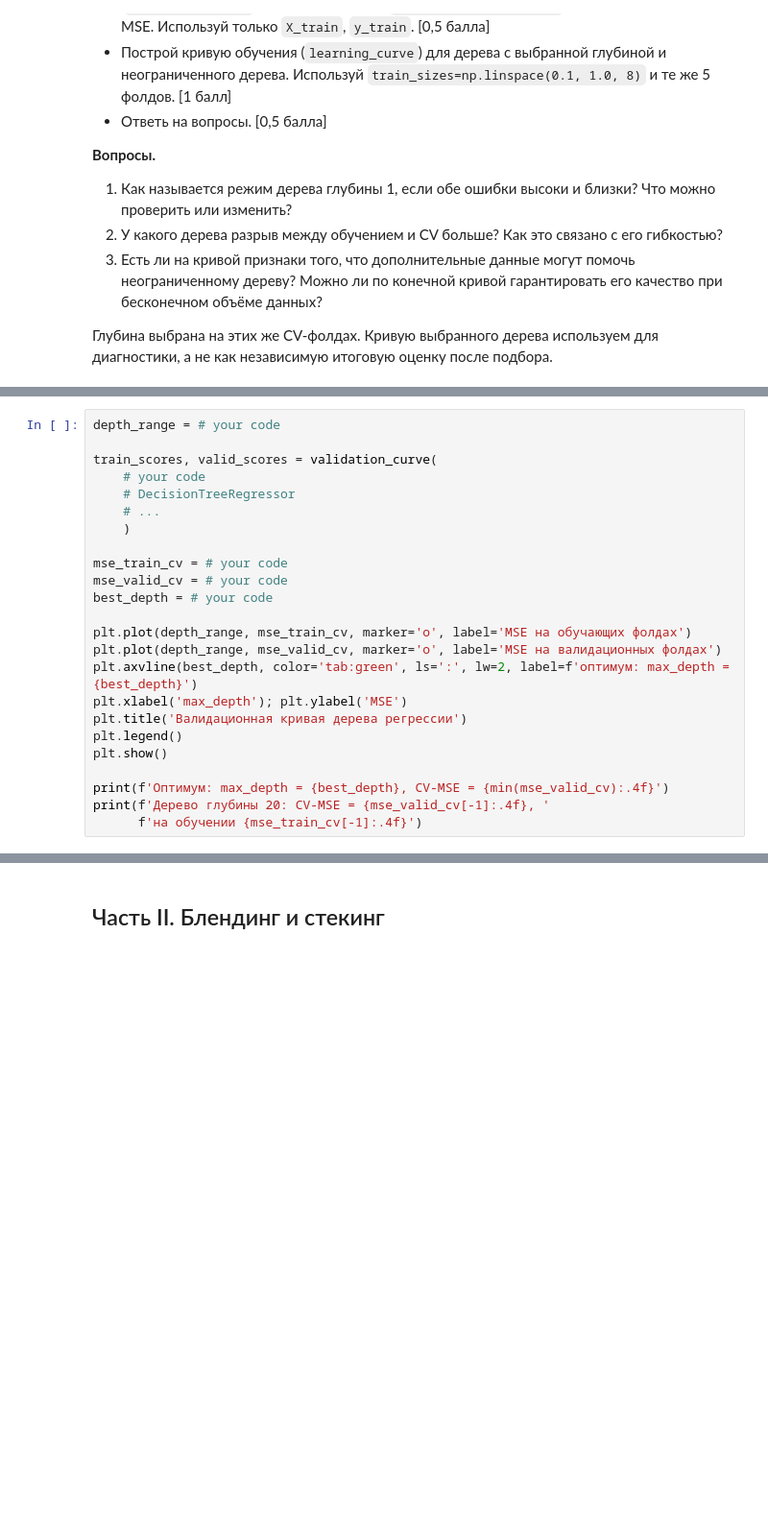
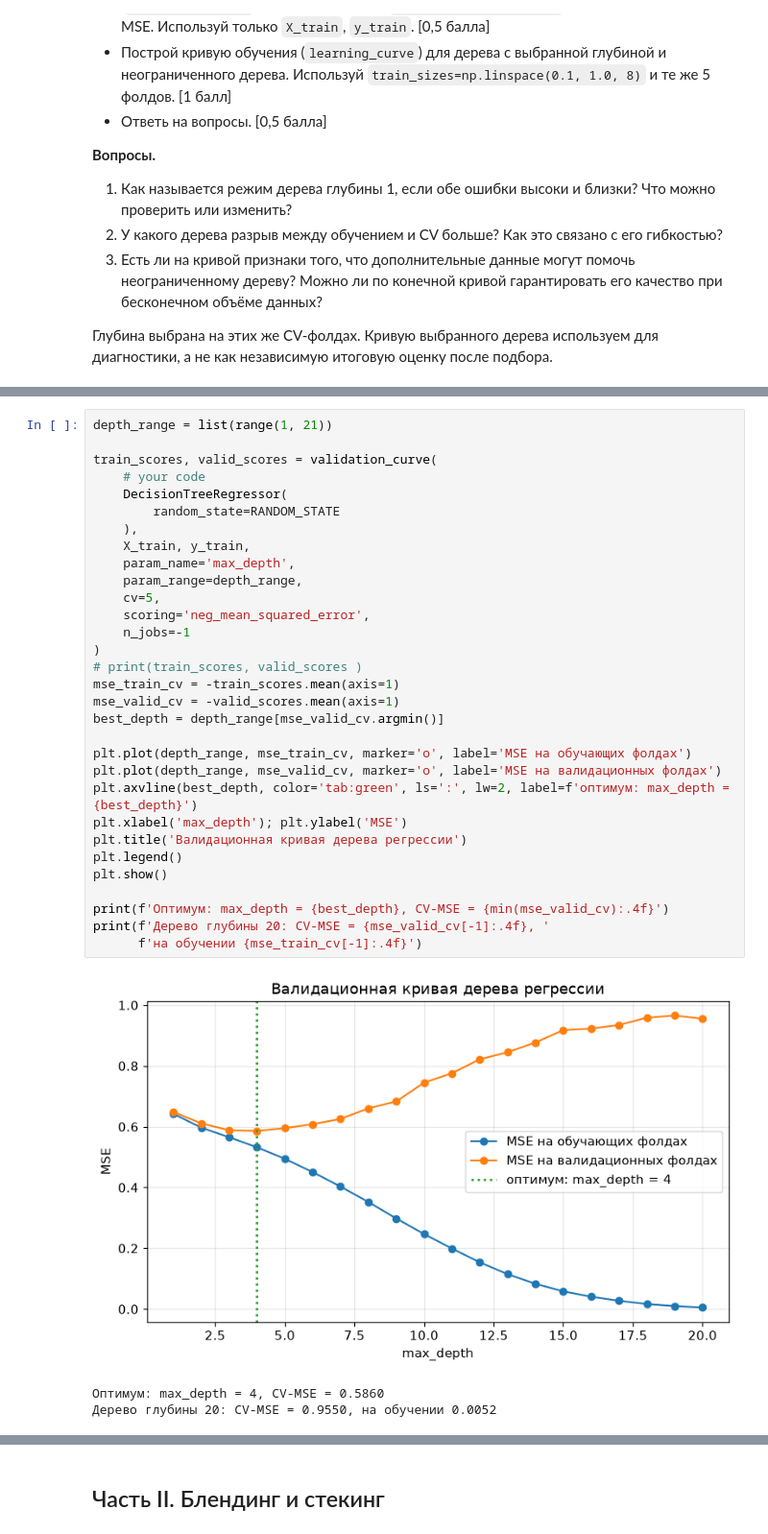
Before and after one commit to krivonosovti/CU, a Jupyter notebook: ML/Homework/Неделя_7_Машинное_обучение_ДЗ.ipynb, the cells around one changed output, grey strips where cells are left out. Shown at 96% size. Saved outputs shown, nothing was run; the diff lists cells and outputs as text; blank space fills up the shorter version.

```diff
--- a/ML/Homework/Неделя_7_Машинное_обучение_ДЗ.ipynb
+++ b/ML/Homework/Неделя_7_Машинное_обучение_ДЗ.ipynb
@@ -206,27 +253,38 @@ print(f'train: {X_train.shape}, validation: {X_valid.shape}')
 # %%
-depth_range = # your code
+depth_range = list(range(1, 21))
 
 train_scores, valid_scores = validation_curve(
     # your code
-    # DecisionTreeRegressor
-    # ...
-    )
-
-mse_train_cv = # your code
-mse_valid_cv = # your code
-best_depth = # your code
+    DecisionTreeRegressor(
+        random_state=RANDOM_STATE
+    ),
+    X_train, y_train,
+    param_name='max_depth',
+    param_range=depth_range,
+    cv=5,
+    scoring='neg_mean_squared_error',
+    n_jobs=-1
+)
+# print(train_scores, valid_scores )
+mse_train_cv = -train_scores.mean(axis=1)
+mse_valid_cv = -valid_scores.mean(axis=1)
+best_depth = depth_range[mse_valid_cv.argmin()]
 
 plt.plot(depth_range, mse_train_cv, marker='o', label='MSE на обучающих фолдах')
 plt.plot(depth_range, mse_valid_cv, marker='o', label='MSE на валидационных фолдах')
 plt.axvline(best_depth, color='tab:green', ls=':', lw=2, label=f'оптимум: max_depth = {best_depth}')
 plt.xlabel('max_depth'); plt.ylabel('MSE')
 plt.title('Валидационная кривая дерева регрессии')
 plt.legend()
 plt.show()
 
 print(f'Оптимум: max_depth = {best_depth}, CV-MSE = {min(mse_valid_cv):.4f}')
 print(f'Дерево глубины 20: CV-MSE = {mse_valid_cv[-1]:.4f}, '
       f'на обучении {mse_train_cv[-1]:.4f}')
+# %% [output]
+[figure, added]
+Оптимум: max_depth = 4, CV-MSE = 0.5860
+Дерево глубины 20: CV-MSE = 0.9550, на обучении 0.0052
 # %%
 fig, axes = plt.subplots(1, 2, figsize=(14, 4.5), sharey=True)
 
```
Also changed, not shown: parts of 16 cells of this notebook.
